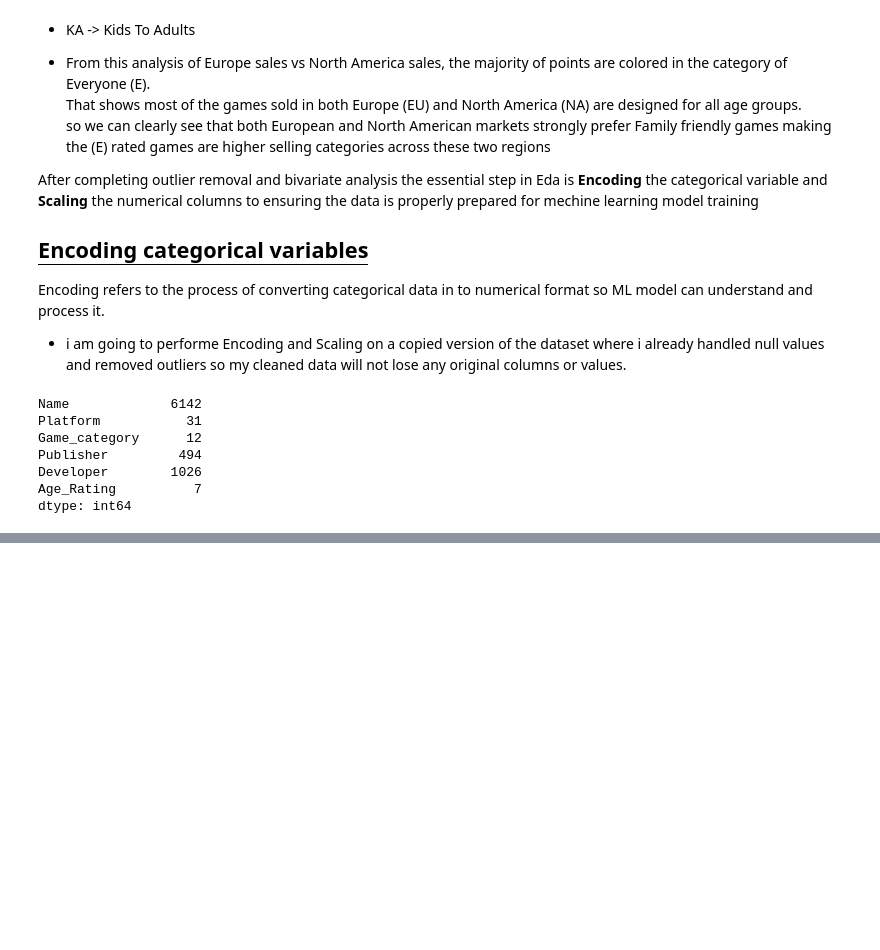
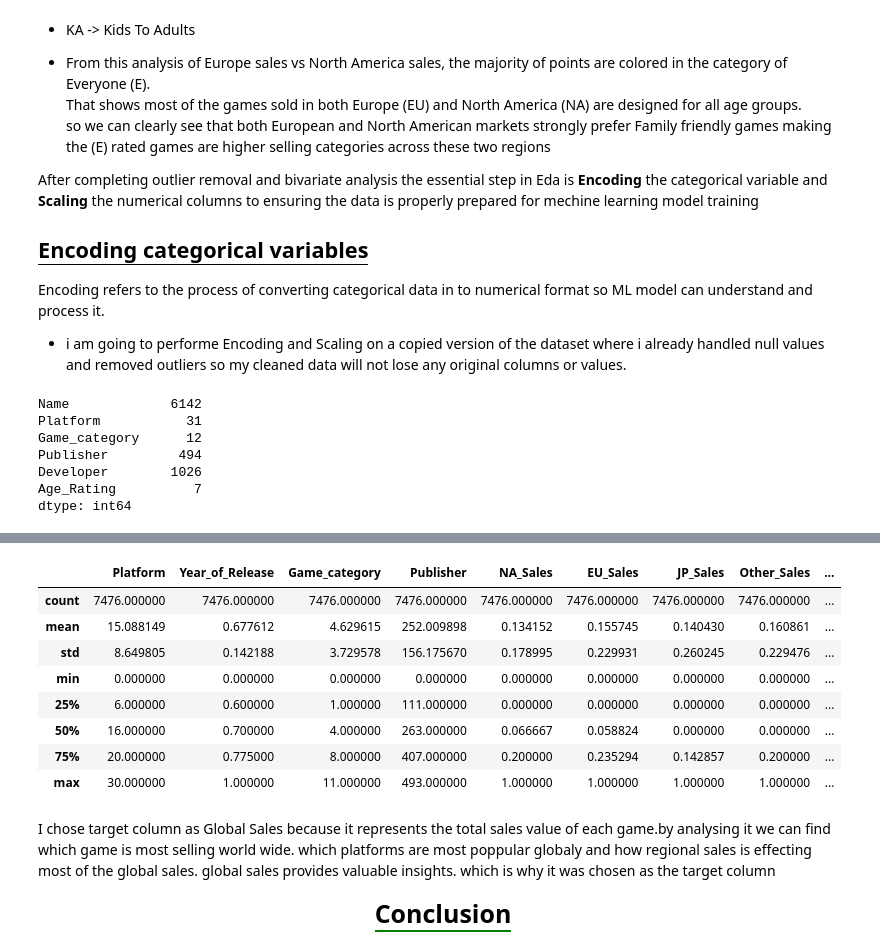
Before and after one commit to Jishnu-12/Data-analytics, a Jupyter notebook: EDA-Mini-Project/EDA-Mini-Project.ipynb, the cells around one changed output, grey strips where cells are left out. Cells and saved outputs as stored; diff of their text form; code cells hidden in the pictures; blank space fills up the shorter version.

```diff
--- a/EDA-Mini-Project/EDA-Mini-Project.ipynb
+++ b/EDA-Mini-Project/EDA-Mini-Project.ipynb
@@ -534,0 +578,25 @@ dtype: int64
+# %%
+mm = MinMaxScaler()
+
+col6 = ["Year_of_Release","NA_Sales","EU_Sales","JP_Sales","Other_Sales","Critic_Score","Critic_Count",
+        "User_Score","User_Count"]
+
+df1[col6] = mm.fit_transform(df1[col6])
+# %%
+df1.describe()
+# %% [output]
+|  | Platform | Year_of_Release | Game_category | Publisher | NA_Sales | EU_Sales | JP_Sales | Other_Sales | ... |
+| count | 7476.000000 | 7476.000000 | 7476.000000 | 7476.000000 | 7476.000000 | 7476.000000 | 7476.000000 | 7476.000000 | ... |
+| mean | 15.088149 | 0.677612 | 4.629615 | 252.009898 | 0.134152 | 0.155745 | 0.140430 | 0.160861 | ... |
+| std | 8.649805 | 0.142188 | 3.729578 | 156.175670 | 0.178995 | 0.229931 | 0.260245 | 0.229476 | ... |
+| min | 0.000000 | 0.000000 | 0.000000 | 0.000000 | 0.000000 | 0.000000 | 0.000000 | 0.000000 | ... |
+| 25% | 6.000000 | 0.600000 | 1.000000 | 111.000000 | 0.000000 | 0.000000 | 0.000000 | 0.000000 | ... |
+| 50% | 16.000000 | 0.700000 | 4.000000 | 263.000000 | 0.066667 | 0.058824 | 0.000000 | 0.000000 | ... |
+| 75% | 20.000000 | 0.775000 | 8.000000 | 407.000000 | 0.200000 | 0.235294 | 0.142857 | 0.200000 | ... |
+| max | 30.000000 | 1.000000 | 11.000000 | 493.000000 | 1.000000 | 1.000000 | 1.000000 | 1.000000 | ... |
+# %% [markdown]
+I chose target column as Global Sales because it represents the total sales value of each game.by analysing it we can find which game is most selling world wide. which platforms are most poppular globaly and how regional sales is effecting most of the global sales. global sales provides valuable insights. which is why it was chosen as the target column
+# %% [markdown]
+<div style= "text-align:center">
+    <span style = "font-size:25px;border-bottom:2px solid green"><b>Conclusion</b></span><br>
+</div>
```
Also changed, not shown: parts of 10 cells of this notebook.
